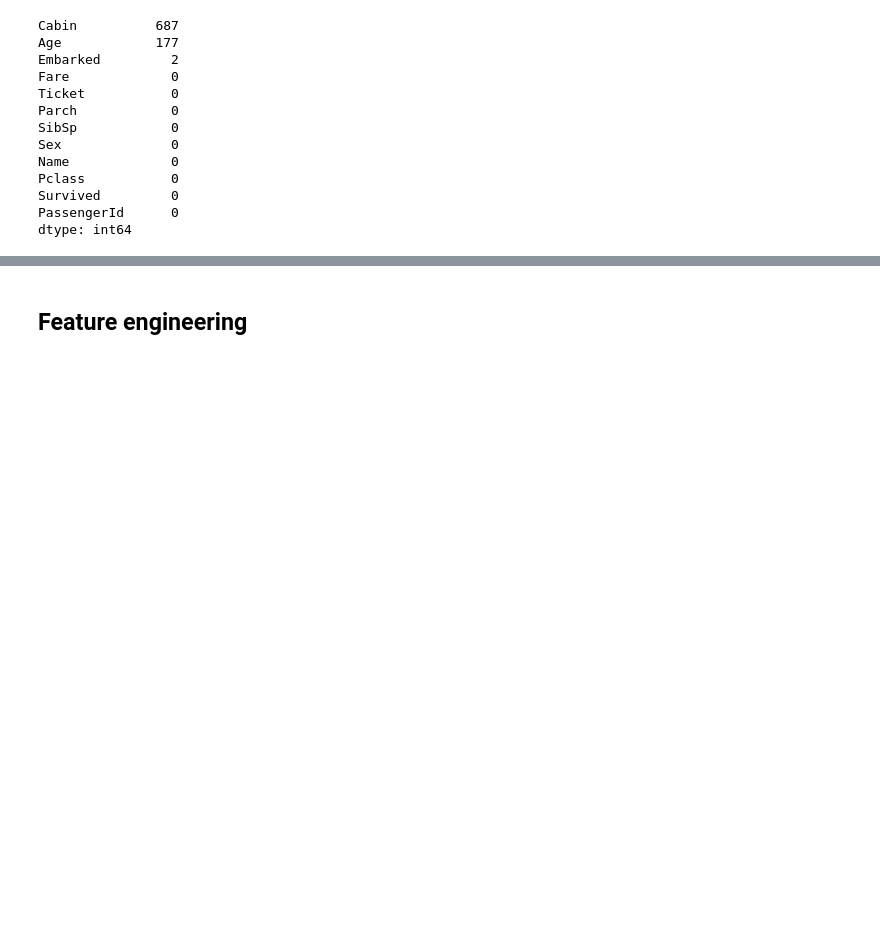
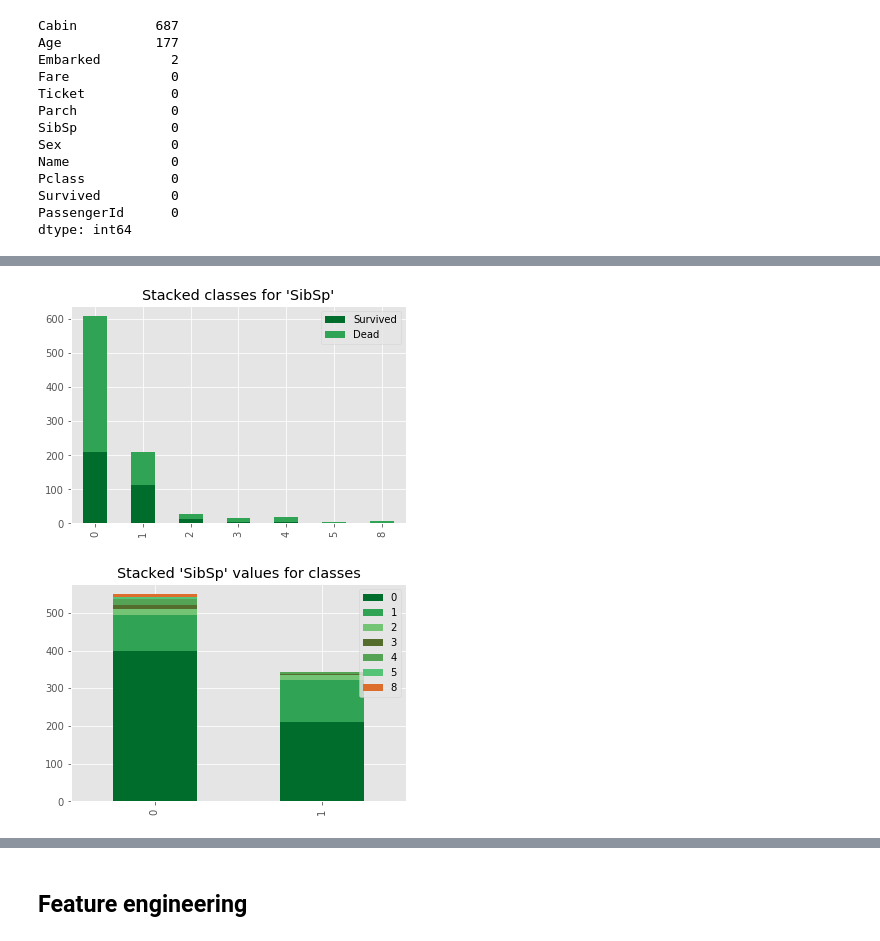
Before and after one commit to wojciechtobis/titanic, a Jupyter notebook: Titanic.ipynb, the cells around one changed output, grey strips where cells are left out. Saved outputs shown, nothing was run; the diff lists cells and outputs as text; code cells hidden in the pictures; blank space fills up the shorter version.

```diff
--- a/Titanic.ipynb
+++ b/Titanic.ipynb
@@ -87,4 +112,9 @@ stacked_bar_class("Pclass");
 # %%
 # 'SibSp' column analysis
+stacked_bar_columns("SibSp");
+stacked_bar_class("SibSp");
+# %% [output]
+[figure, added]
+[figure, added]
 # %%
 # 'Parch' column analysis
```
Also changed, not shown: parts of 8 cells of this notebook, 1 other file.
